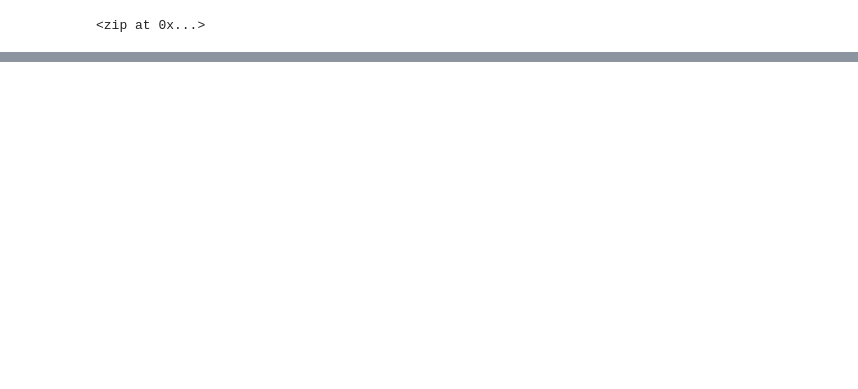
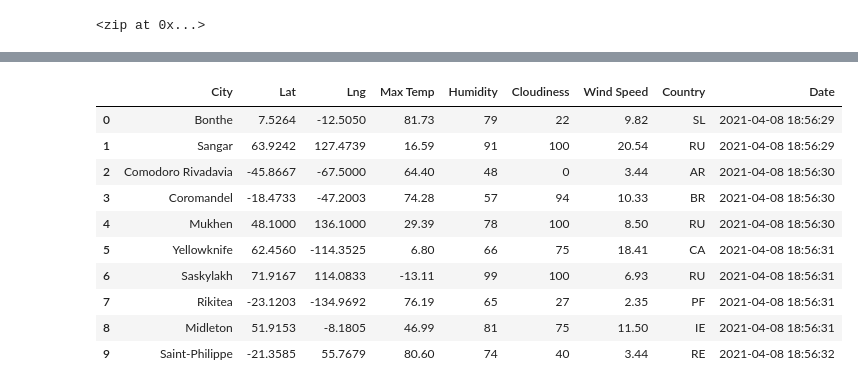
Before and after one commit to matchagreenT/World_Weather_Analysis, a Jupyter notebook: WeatherPy.ipynb, the cells around one changed output, grey strips where cells are left out. Saved outputs shown, nothing was run; the diff lists cells and outputs as text; code cells hidden in the pictures; blank space fills up the shorter version.

```diff
--- a/WeatherPy.ipynb
+++ b/WeatherPy.ipynb
@@ -56,0 +61,4 @@ len(cities)
+# %%
+# Starting URL for Weather Map API Call.
+url = "http://api.openweathermap.org/data/2.5/weather?units=Imperial&APPID=" + weather_api_key
+print(url)
@@ -56,0 +70,10 @@ len(cities)
+# %%
+# Loop through all the cities in our list.
+for i in range(len(cities)):
+
+    # Group cities in sets of 50 for logging purposes.
+    if (i % 50 == 0 and i >= 50):
+        set_count += 1
+        record_count = 1
+    # Create endpoint URL with each city.
+    city_url = url + "&q=" + cities[i]
@@ -56,0 +158,16 @@ len(cities)
+# %%
+# Convert the array of dictionaries to a Pandas DataFrame.
+city_data_df = pd.DataFrame(city_data)
+city_data_df.head(10)
+# %% [output]
+|  | City | Lat | Lng | Max Temp | Humidity | Cloudiness | Wind Speed | Country | Date |
+| 0 | Bonthe | 7.5264 | -12.5050 | 81.73 | 79 | 22 | 9.82 | SL | 2021-04-08 18:56:29 |
+| 1 | Sangar | 63.9242 | 127.4739 | 16.59 | 91 | 100 | 20.54 | RU | 2021-04-08 18:56:29 |
+| 2 | Comodoro Rivadavia | -45.8667 | -67.5000 | 64.40 | 48 | 0 | 3.44 | AR | 2021-04-08 18:56:30 |
+| 3 | Coromandel | -18.4733 | -47.2003 | 74.28 | 57 | 94 | 10.33 | BR | 2021-04-08 18:56:30 |
+| 4 | Mukhen | 48.1000 | 136.1000 | 29.39 | 78 | 100 | 8.50 | RU | 2021-04-08 18:56:30 |
+| 5 | Yellowknife | 62.4560 | -114.3525 | 6.80 | 66 | 75 | 18.41 | CA | 2021-04-08 18:56:31 |
+| 6 | Saskylakh | 71.9167 | 114.0833 | -13.11 | 99 | 100 | 6.93 | RU | 2021-04-08 18:56:31 |
+| 7 | Rikitea | -23.1203 | -134.9692 | 76.19 | 65 | 27 | 2.35 | PF | 2021-04-08 18:56:31 |
+| 8 | Midleton | 51.9153 | -8.1805 | 46.99 | 81 | 75 | 11.50 | IE | 2021-04-08 18:56:31 |
+| 9 | Saint-Philippe | -21.3585 | 55.7679 | 80.60 | 74 | 40 | 3.44 | RE | 2021-04-08 18:56:32 |
```
Also changed, not shown: parts of 7 cells of this notebook.
